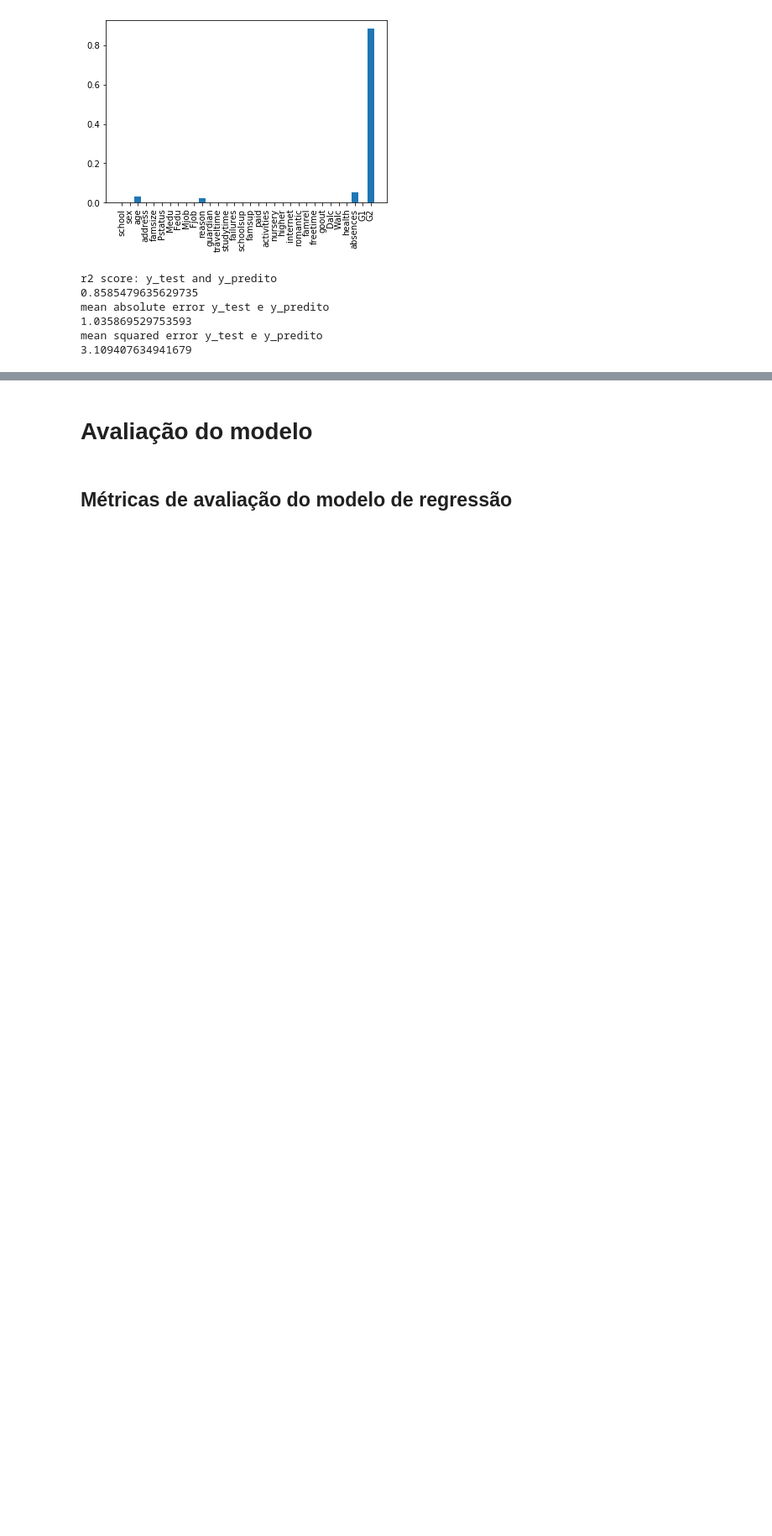
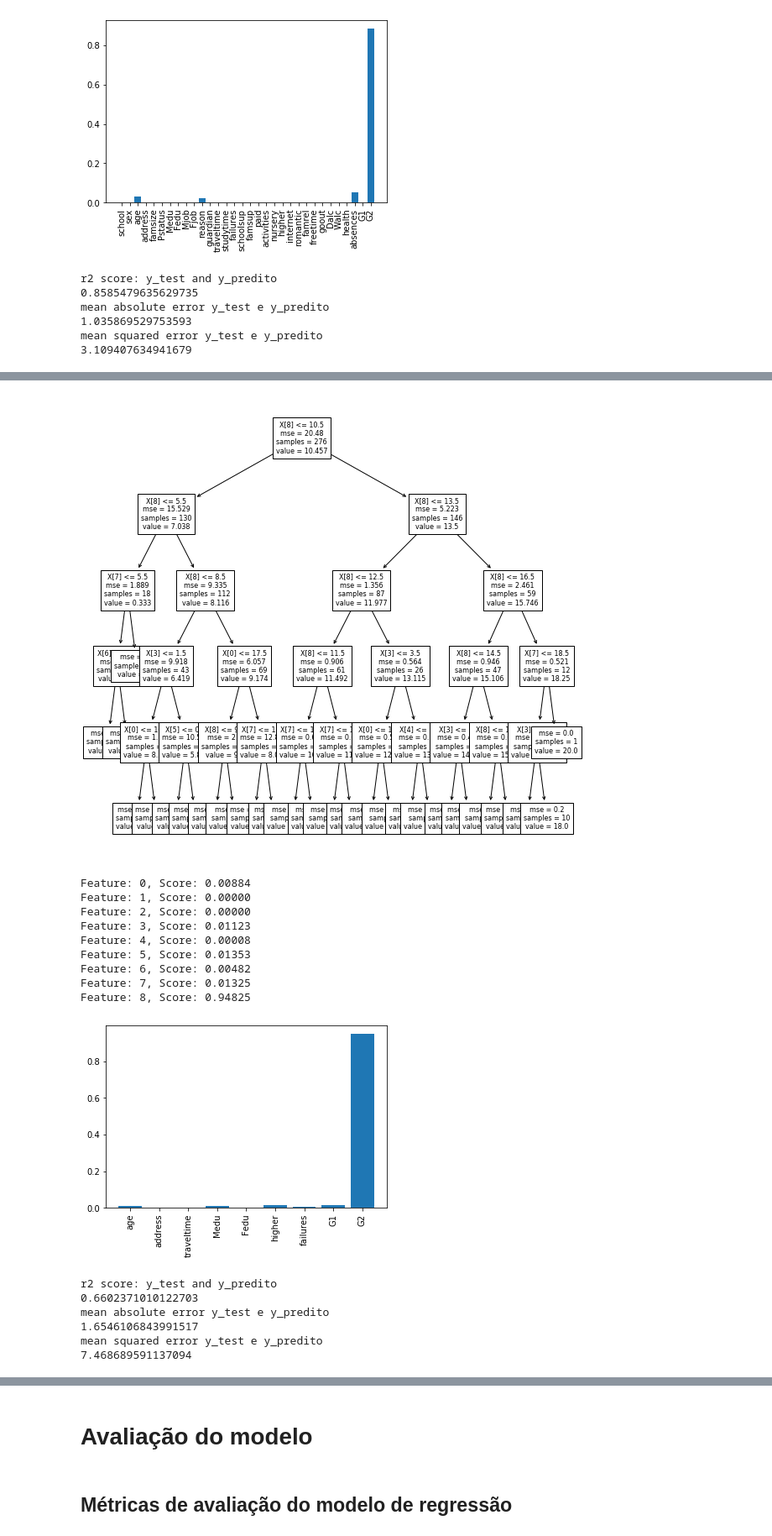
Before and after one commit to seidenfuss/AIGirls_notasAlunos, a Jupyter notebook: modelo_notas_alunos.ipynb, the cells around one changed output, grey strips where cells are left out. Shown: that part at 84% size. Cells and saved outputs as stored; diff of their text form; code cells hidden in the pictures; blank space fills up the shorter version.

```diff
--- a/modelo_notas_alunos.ipynb
+++ b/modelo_notas_alunos.ipynb
@@ -152,3 +189,23 @@ mean squared error y_test e y_predito
+# %%
+arvore_test(X_correlacao_pearson_treze, y, 5)
+# %% [output]
+[figure, added]
+Feature: 0, Score: 0.00884
+Feature: 1, Score: 0.00000
+Feature: 2, Score: 0.00000
+Feature: 3, Score: 0.01123
+Feature: 4, Score: 0.00008
+Feature: 5, Score: 0.01353
+Feature: 6, Score: 0.00482
+Feature: 7, Score: 0.01325
+Feature: 8, Score: 0.94825
+[figure, added]
+r2 score: y_test and y_predito
+0.6602371010122703
+mean absolute error y_test e y_predito
+1.6546106843991517
+mean squared error y_test e y_predito
+7.468689591137094
 # %%
 arvore_test(X_social,y,5)
 # %% [output]
```
Also changed, not shown: parts of 21 cells of this notebook, 1 other file.
